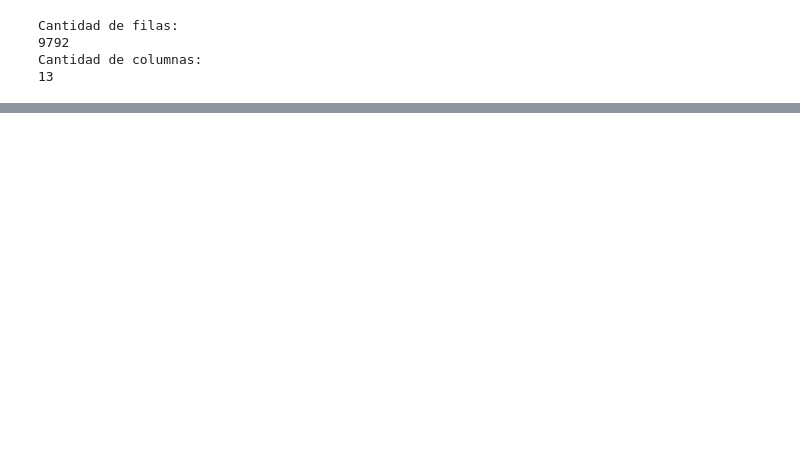
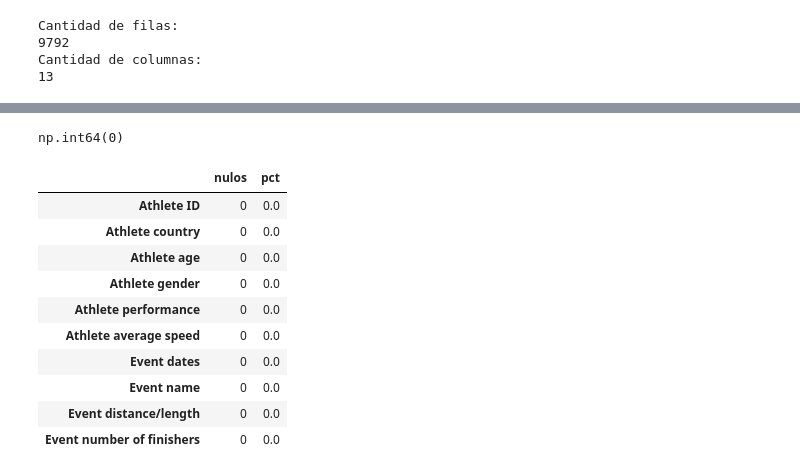
Before and after one commit to v-yunusic/REPO-PYTHON-VY, a Jupyter notebook: two-centuries-um/Notebook/ultramarathon.ipynb, the cells around one changed output, grey strips where cells are left out. Saved outputs shown, nothing was run; the diff lists cells and outputs as text; code cells hidden in the pictures; blank space fills up the shorter version.

Commit message:
Avance preprocesamiento de data #2

```diff
--- a/two-centuries-um/Notebook/ultramarathon.ipynb
+++ b/two-centuries-um/Notebook/ultramarathon.ipynb
@@ -310,0 +363,15 @@ df[col_categoricas].describe()
+# %%
+# ASISTIDO CON IA
+def km_a_hr(x, y):
+  if isinstance(x, str) and not 'h' in x:
+    num = float(re.search(r'\d+\.?\d*', x).group())
+    n = float(y)
+    if n > 0:
+      time = num/n
+      hr = int(time)
+      m = int((time - hr) * 60)
+      s = int(round(((time - hr) * 60 - m) * 60))
+      return f'{hr}:{m}:{s} h'
+  return x
+
+df['Athlete performance'] = df.apply(lambda row: km_a_hr(row['Athlete performance'], row['Athlete average speed']), axis=1)
@@ -310,0 +391,35 @@ df[col_categoricas].describe()
+# %%
+df = df[[
+ 'Athlete ID',
+ 'Athlete country',
+ 'Athlete age',
+ 'Athlete gender',
+ 'Athlete performance',
+ 'Athlete average speed',
+ 'Event dates',
+ 'Event name',
+ 'Event distance/length',
+ 'Event number of finishers']]
+# %%
+df.duplicated().sum()
+# %% [output]
+np.int64(0)
+# %%
+nulos = pd.DataFrame({
+    "nulos": df.isna().sum(),
+    "pct": df.isna().mean() * 100,
+}).sort_values("pct", ascending=False)
+
+nulos
+# %% [output]
+|  | nulos | pct |
+| Athlete ID | 0 | 0.0 |
+| Athlete country | 0 | 0.0 |
+| Athlete age | 0 | 0.0 |
+| Athlete gender | 0 | 0.0 |
+| Athlete performance | 0 | 0.0 |
+| Athlete average speed | 0 | 0.0 |
+| Event dates | 0 | 0.0 |
+| Event name | 0 | 0.0 |
+| Event distance/length | 0 | 0.0 |
+| Event number of finishers | 0 | 0.0 |
```
Also changed, not shown: parts of 41 cells of this notebook.
